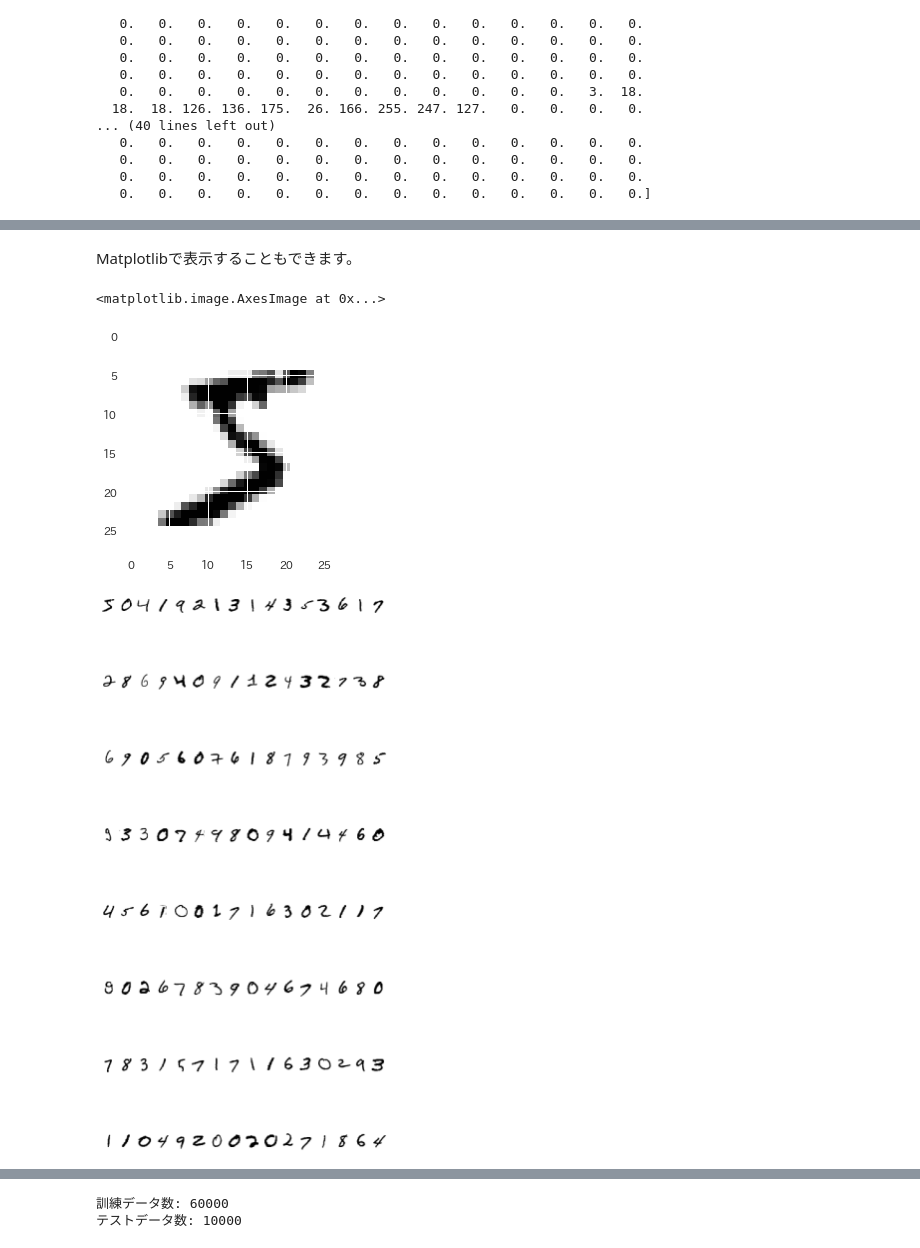
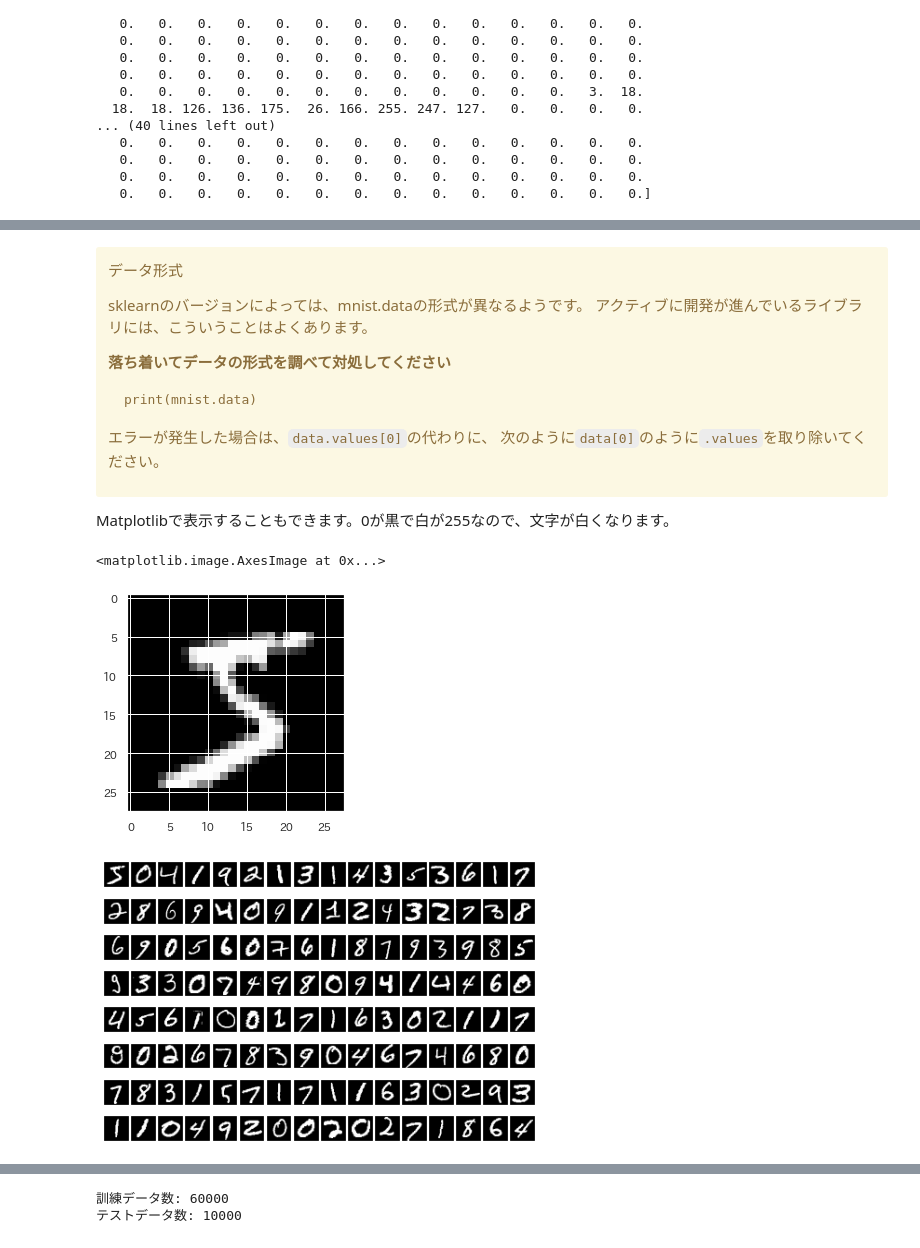
Before and after one commit to KuramitsuLab/kolab, a Jupyter notebook: src_ds/ds11deep.ipynb, the cells around one changed output, grey strips where cells are left out. Saved outputs shown, nothing was run; the diff lists cells and outputs as text; code cells hidden in the pictures.

````diff
--- a/src_ds/ds11deep.ipynb
+++ b/src_ds/ds11deep.ipynb
@@ -83,20 +71,36 @@ print(mnist.data.values[0])
-# %% [markdown]
-Matplotlibで表示することもできます。
+# %% [markdown]
+<div class="alert alert-warning">
+
+データ形式
+
+sklearnのバージョンによっては、mnist.dataの形式が異なるようです。
+アクティブに開発が進んでいるライブラリには、こういうことはよくあります。
+
+__落ち着いてデータの形式を調べて対処してください__
+```
+print(mnist.data)
+```
+
+エラーが発生した場合は、`data.values[0]`の代わりに、
+次のように`data[0]`のように`.values`を取り除いてください。
+</div>
+
+Matplotlibで表示することもできます。0が黒で白が255なので、文字が白くなります。
 # %%
-plt.imshow(mnist.data.values[0].reshape(28,28), cmap=plt.cm.gray_r)
+plt.imshow(mnist.data.values[0].reshape(28,28), cmap=plt.cm.gray)
 # %% [output]
 <matplotlib.image.AxesImage at 0x...>
-[figure, old version]
+[figure, new version]
 # %%
 W = 16 # 横に並べる個数
 H = 8 # 縦に並べる個数
-fig = plt.figure(figsize=(H, W))
-fig.subplots_adjust(left=0, right=1, bottom=0, top=1.0, hspace=1, wspace=0.05)
+fig = plt.figure()
+fig.subplots_adjust(left=0, right=1, bottom=0, top=1.0, hspace=0.05, wspace=0.05)
 for i in range(W*H):
     ax = fig.add_subplot(H, W, i + 1, xticks=[], yticks=[])
-    ax.imshow(mnist.data.values[i].reshape((28, 28)), cmap=plt.cm.gray_r)
+    ax.imshow(mnist.data.values[i].reshape((28, 28)), cmap=plt.cm.gray)
 plt.show()
 # %% [output]
-[figure, old version]
+[figure, new version]
 # %% [markdown]
 機械学習では、28x28 Grayscale の画像データを784次元のデータとして扱います。
````
Also changed, not shown: parts of 31 cells of this notebook, 3 other files.
